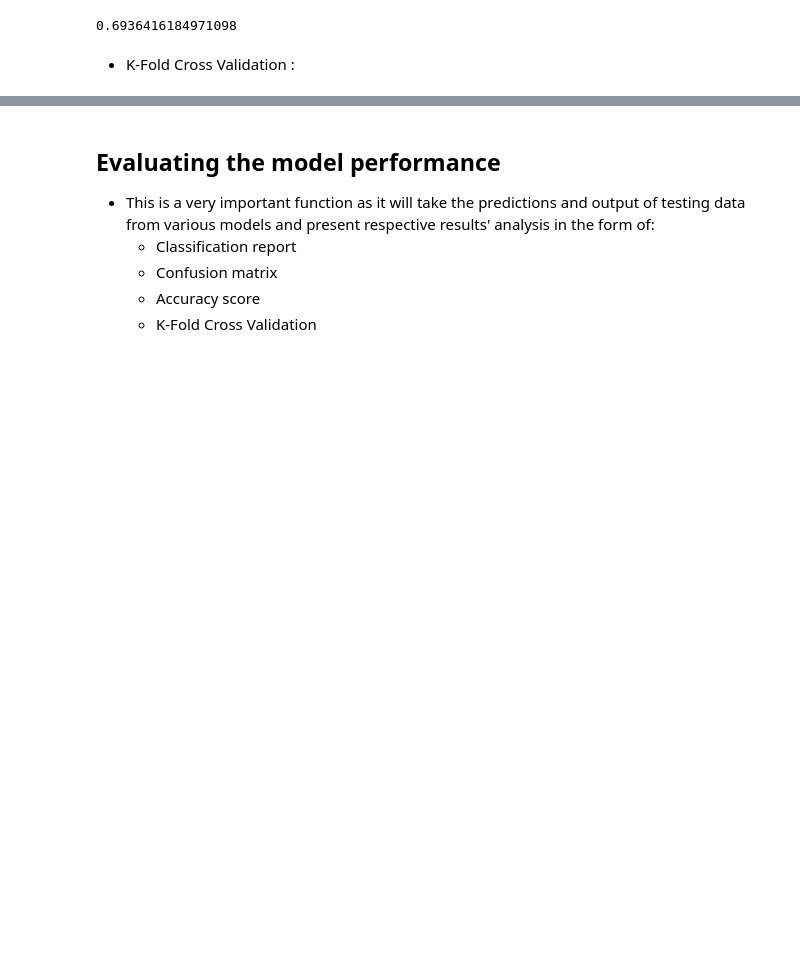
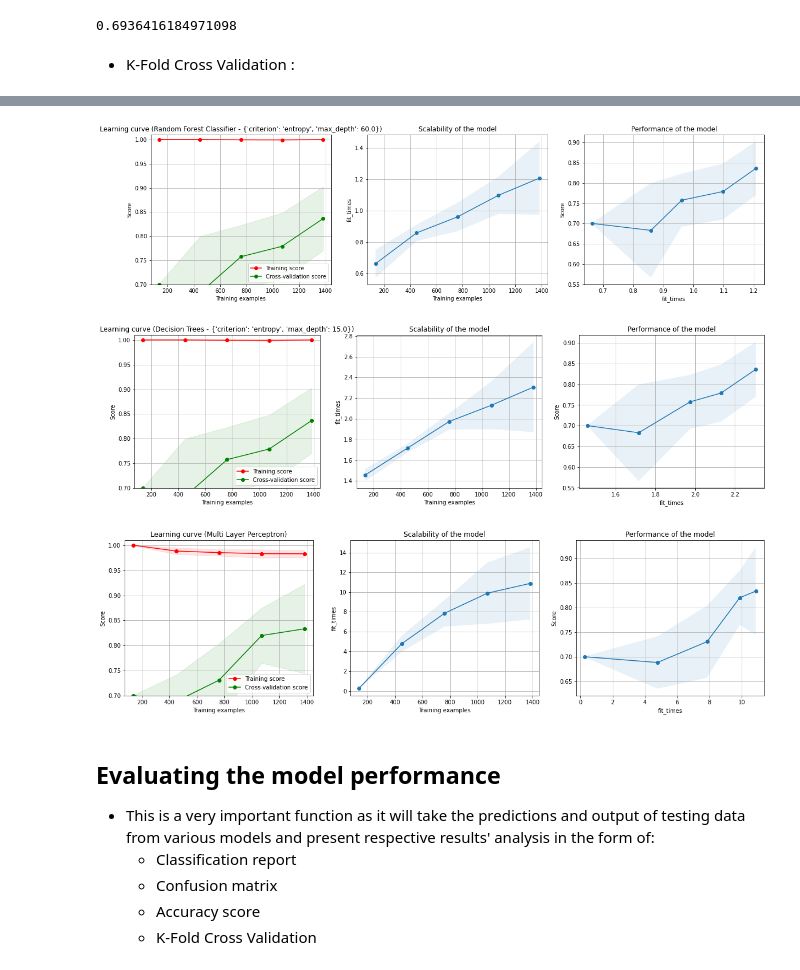
Before and after one commit to Shah-Aayush/ML-analysis-on-Car-Evaluation-Dataset, a Jupyter notebook: analysis.ipynb, the cells around one changed output, grey strips where cells are left out. Cells and saved outputs as stored; diff of their text form; code cells hidden in the pictures; blank space fills up the shorter version.

```diff
--- a/analysis.ipynb
+++ b/analysis.ipynb
@@ -598,0 +617,6 @@ y_pred_rfcGS = gs_rfc.predict(X_test)
+# %%
+from sklearn.neural_network import MLPClassifier
+clf_mlp = MLPClassifier(max_iter=10000)
+clf_mlp.fit(X_train, y_train)
+y_pred_mlp = clf_mlp.predict(X_test)
+mlp_accuracy = clf_mlp.score(X_test,y_test)
@@ -746,0 +746,10 @@ Standard Deviation: 0.71 %
+# %%
+title = f'Learning curve (Random Forest Classifier - {gs_rfc.best_params_})'
+plot_learning_curve(gs_rfc, title, X, y, ylim=(0.7, 1.01), n_jobs=4)
+
+title = f'Learning curve (Decision Trees - {gs_dt.best_params_})'
+plot_learning_curve(gs_dt, title, X, y, ylim=(0.7, 1.01), n_jobs=4)
+
+title = f'Learning curve (Multi Layer Perceptron)'
+plot_learning_curve(clf_mlp, title, X, y, ylim=(0.7, 1.01), n_jobs=4)
+# %% [output]
@@ -747,3 +757,6 @@ Standard Deviation: 0.71 %
+[figure, added]
+[figure, added]
+[figure, added]
 # %% [markdown]
 ## **Evaluating the model performance**
 
```
Also changed, not shown: parts of 43 cells of this notebook, 1 other file.
